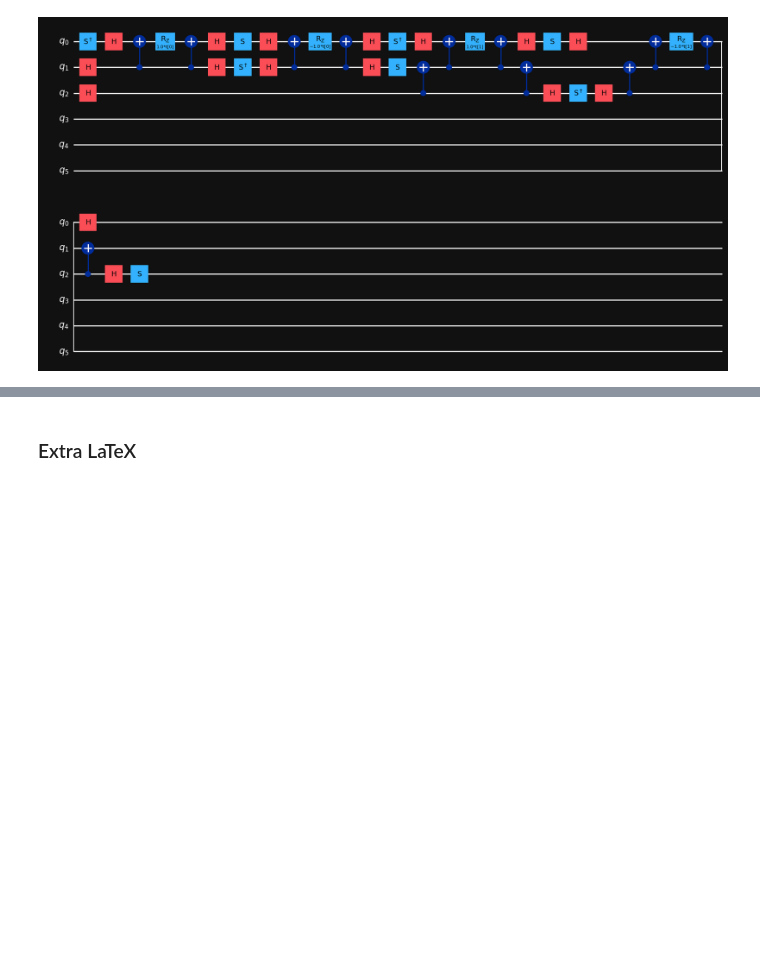
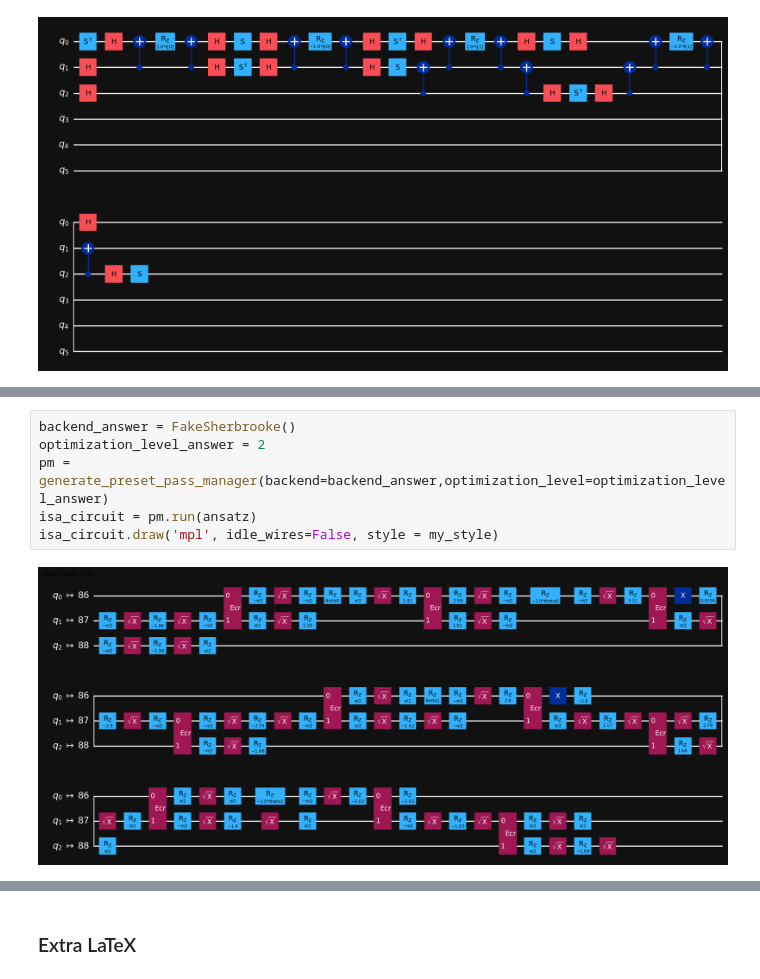
Before and after one commit to TheLittleRock/Charmonium-VQE, a Jupyter notebook: Charmonium.ipynb, the cells around one changed output, grey strips where cells are left out. Saved outputs shown, nothing was run; the diff lists cells and outputs as text; blank space fills up the shorter version.

```diff
--- a/Charmonium.ipynb
+++ b/Charmonium.ipynb
@@ -532,0 +591,8 @@ ansatz.decompose().draw('mpl', style = my_style)
+# %%
+backend_answer = FakeSherbrooke()
+optimization_level_answer = 2
+pm = generate_preset_pass_manager(backend=backend_answer,optimization_level=optimization_level_answer)
+isa_circuit = pm.run(ansatz)
+isa_circuit.draw('mpl', idle_wires=False, style = my_style)
+# %% [output]
+[figure, added]
```
Also changed, not shown: parts of 30 cells of this notebook, 1 other file.
